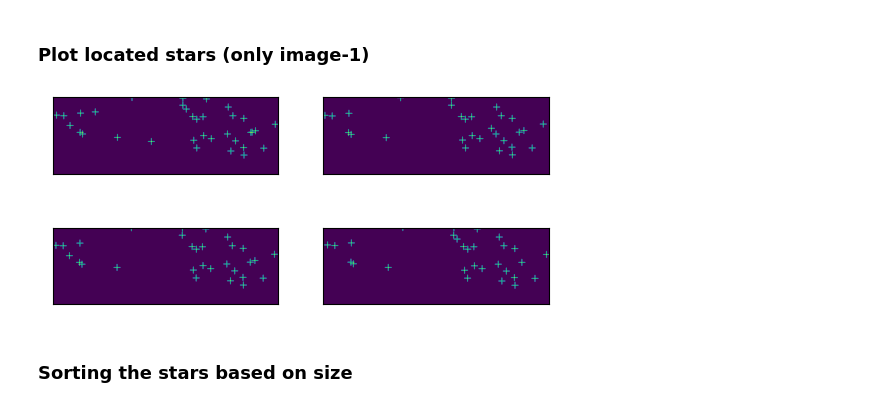
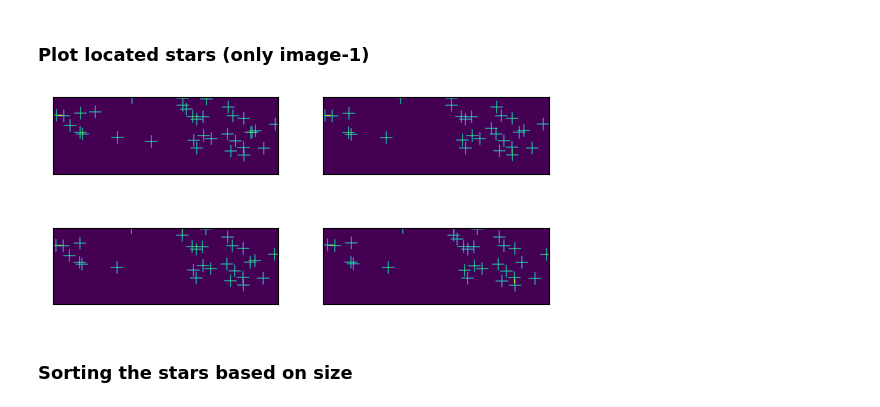
Before and after one commit to harivignesh777/DIP_course_project, a Jupyter notebook: Termproject.ipynb, the cells around one changed output. Saved outputs shown, nothing was run; the diff lists cells and outputs as text; code cells hidden in the pictures.

```diff
--- a/Termproject.ipynb
+++ b/Termproject.ipynb
@@ -138,23 +138,23 @@ Locating stars in Image- 4
 # %% [markdown]
 ### Plot located stars (only image-1)
 # %%
-Plot_length = 16
+Plot_length = 30
 
 
 plt.figure(plot_no)
 plot_no += 1
 for image_no in range(len(IMAGES)):
     image_copy = IMAGES[image_no].copy()
     for star in STARS[image_no]:
         image_copy[max([round(star[1])-Plot_length, 0]) : min([round(star[1])+Plot_length+1, image_copy.shape[0]]),  round(star[2])-1:round(star[2])+2] = 1
         image_copy[round(star[1])-1:round(star[1])+2, max([round(star[2])-Plot_length, 0]) : min([round(star[2])+Plot_length+1, image_copy.shape[1]])] = 1
     plt.subplot(3,2,image_no+1)
     plt.imshow(image_copy)
     plt.xticks([])
     plt.yticks([])
 plt.show()
 # %% [output]
-[figure, old version]
+[figure, new version]
 # %% [markdown]
 ### Sorting the stars based on size
 # %%
```
Also changed, not shown: parts of 3 cells of this notebook.
